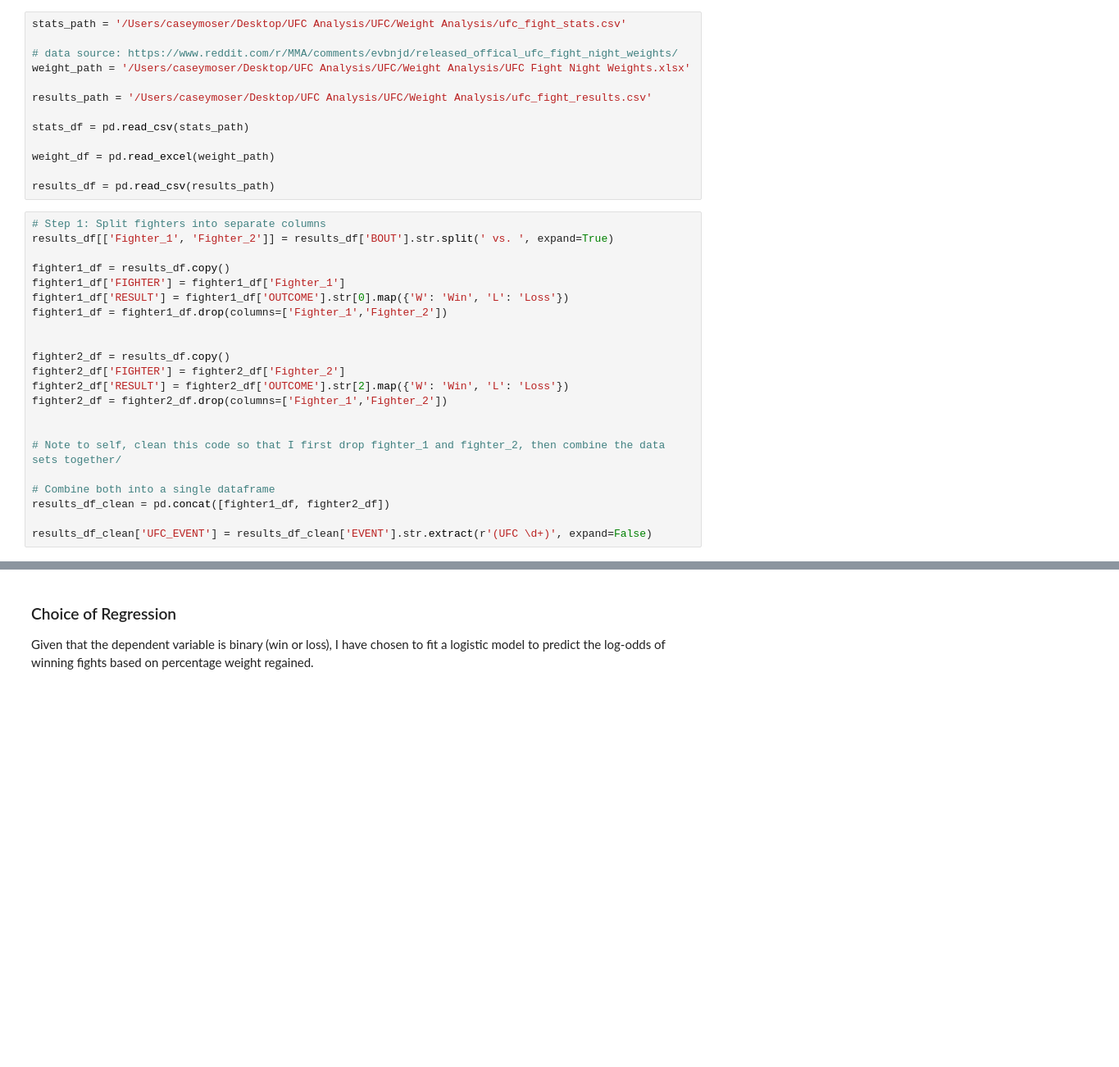
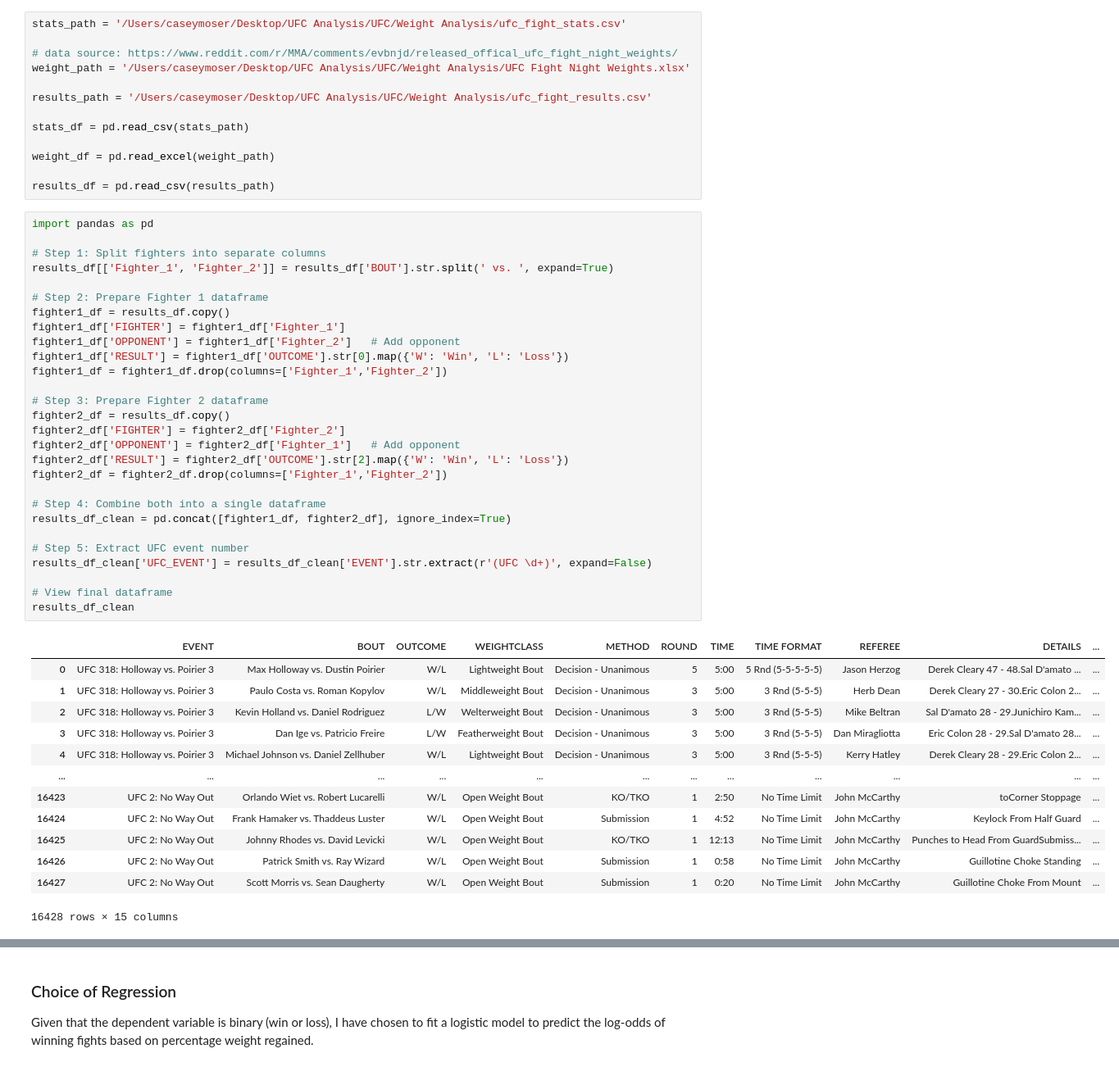
Before and after one commit to cmoser11/UFC, a Jupyter notebook: Weight Analysis/UFC_Weight_Cut.ipynb, the cells around one changed output, grey strips where cells are left out. Shown at 82% size. Saved outputs shown, nothing was run; the diff lists cells and outputs as text; blank space fills up the shorter version.

```diff
--- a/Weight Analysis/UFC_Weight_Cut.ipynb
+++ b/Weight Analysis/UFC_Weight_Cut.ipynb
@@ -109,27 +107,47 @@ weight_df = pd.read_excel(weight_path)
 
 results_df = pd.read_csv(results_path)
 # %%
+import pandas as pd
+
 # Step 1: Split fighters into separate columns
 results_df[['Fighter_1', 'Fighter_2']] = results_df['BOUT'].str.split(' vs. ', expand=True)
 
+# Step 2: Prepare Fighter 1 dataframe
 fighter1_df = results_df.copy()
 fighter1_df['FIGHTER'] = fighter1_df['Fighter_1']
+fighter1_df['OPPONENT'] = fighter1_df['Fighter_2']   # Add opponent
 fighter1_df['RESULT'] = fighter1_df['OUTCOME'].str[0].map({'W': 'Win', 'L': 'Loss'})
 fighter1_df = fighter1_df.drop(columns=['Fighter_1','Fighter_2'])
 
-
+# Step 3: Prepare Fighter 2 dataframe
 fighter2_df = results_df.copy()
 fighter2_df['FIGHTER'] = fighter2_df['Fighter_2']
+fighter2_df['OPPONENT'] = fighter2_df['Fighter_1']   # Add opponent
 fighter2_df['RESULT'] = fighter2_df['OUTCOME'].str[2].map({'W': 'Win', 'L': 'Loss'})
 fighter2_df = fighter2_df.drop(columns=['Fighter_1','Fighter_2'])
 
+# Step 4: Combine both into a single dataframe
+results_df_clean = pd.concat([fighter1_df, fighter2_df], ignore_index=True)
 
-# Note to self, clean this code so that I first drop fighter_1 and fighter_2, then combine the data sets together/
+# Step 5: Extract UFC event number
+results_df_clean['UFC_EVENT'] = results_df_clean['EVENT'].str.extract(r'(UFC \d+)', expand=False)
 
-# Combine both into a single dataframe
-results_df_clean = pd.concat([fighter1_df, fighter2_df])
-
-results_df_clean['UFC_EVENT'] = results_df_clean['EVENT'].str.extract(r'(UFC \d+)', expand=False)
+# View final dataframe
+results_df_clean
+# %% [output]
+|  | EVENT | BOUT | OUTCOME | WEIGHTCLASS | METHOD | ROUND | TIME | TIME FORMAT | REFEREE | DETAILS | ... |
+| 0 | UFC 318: Holloway vs. Poirier 3 | Max Holloway vs. Dustin Poirier | W/L | Lightweight Bout | Decision - Unanimous | 5 | 5:00 | 5 Rnd (5-5-5-5-5) | Jason Herzog | Derek Cleary 47 - 48.Sal D'amato ... | ... |
+| 1 | UFC 318: Holloway vs. Poirier 3 | Paulo Costa vs. Roman Kopylov | W/L | Middleweight Bout | Decision - Unanimous | 3 | 5:00 | 3 Rnd (5-5-5) | Herb Dean | Derek Cleary 27 - 30.Eric Colon 2... | ... |
+| 2 | UFC 318: Holloway vs. Poirier 3 | Kevin Holland vs. Daniel Rodriguez | L/W | Welterweight Bout | Decision - Unanimous | 3 | 5:00 | 3 Rnd (5-5-5) | Mike Beltran | Sal D'amato 28 - 29.Junichiro Kam... | ... |
+| 3 | UFC 318: Holloway vs. Poirier 3 | Dan Ige vs. Patricio Freire | L/W | Featherweight Bout | Decision - Unanimous | 3 | 5:00 | 3 Rnd (5-5-5) | Dan Miragliotta | Eric Colon 28 - 29.Sal D'amato 28... | ... |
+| 4 | UFC 318: Holloway vs. Poirier 3 | Michael Johnson vs. Daniel Zellhuber | W/L | Lightweight Bout | Decision - Unanimous | 3 | 5:00 | 3 Rnd (5-5-5) | Kerry Hatley | Derek Cleary 28 - 29.Eric Colon 2... | ... |
+| ... | ... | ... | ... | ... | ... | ... | ... | ... | ... | ... | ... |
+| 16423 | UFC 2: No Way Out | Orlando Wiet vs. Robert Lucarelli | W/L | Open Weight Bout | KO/TKO | 1 | 2:50 | No Time Limit | John McCarthy | toCorner Stoppage | ... |
+| 16424 | UFC 2: No Way Out | Frank Hamaker vs. Thaddeus Luster | W/L | Open Weight Bout | Submission | 1 | 4:52 | No Time Limit | John McCarthy | Keylock From Half Guard | ... |
+| 16425 | UFC 2: No Way Out | Johnny Rhodes vs. David Levicki | W/L | Open Weight Bout | KO/TKO | 1 | 12:13 | No Time Limit | John McCarthy | Punches to Head From GuardSubmiss... | ... |
+| 16426 | UFC 2: No Way Out | Patrick Smith vs. Ray Wizard | W/L | Open Weight Bout | Submission | 1 | 0:58 | No Time Limit | John McCarthy | Guillotine Choke Standing | ... |
+| 16427 | UFC 2: No Way Out | Scott Morris vs. Sean Daugherty | W/L | Open Weight Bout | Submission | 1 | 0:20 | No Time Limit | John McCarthy | Guillotine Choke From Mount | ... |
+16428 rows × 15 columns
 # %%
 weight_df['UFC_EVENT'] = weight_df['EVENT'].str.extract(r'(UFC \d+)', expand=False)
 weight_df
```
Also changed, not shown: parts of 8 cells of this notebook, 2 other files.
